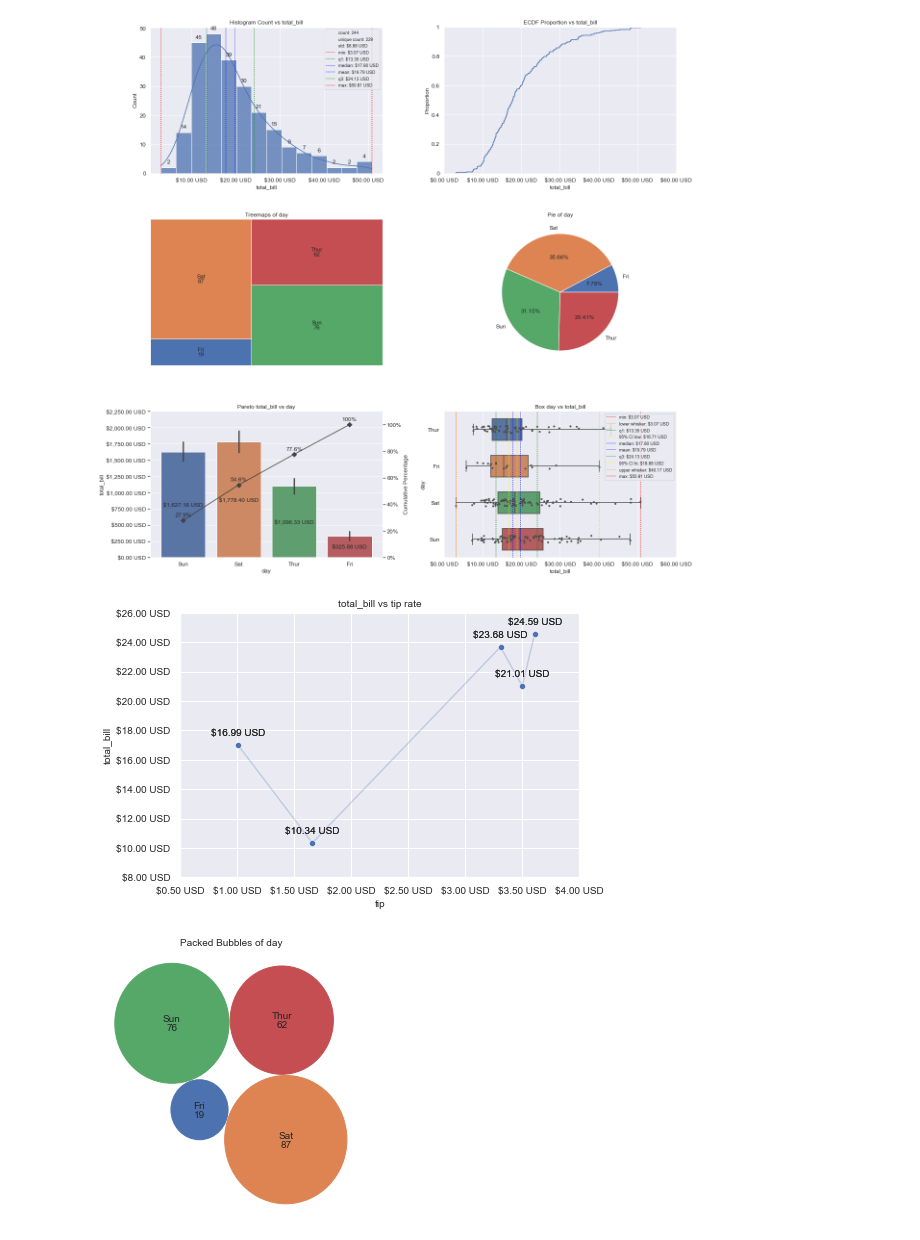
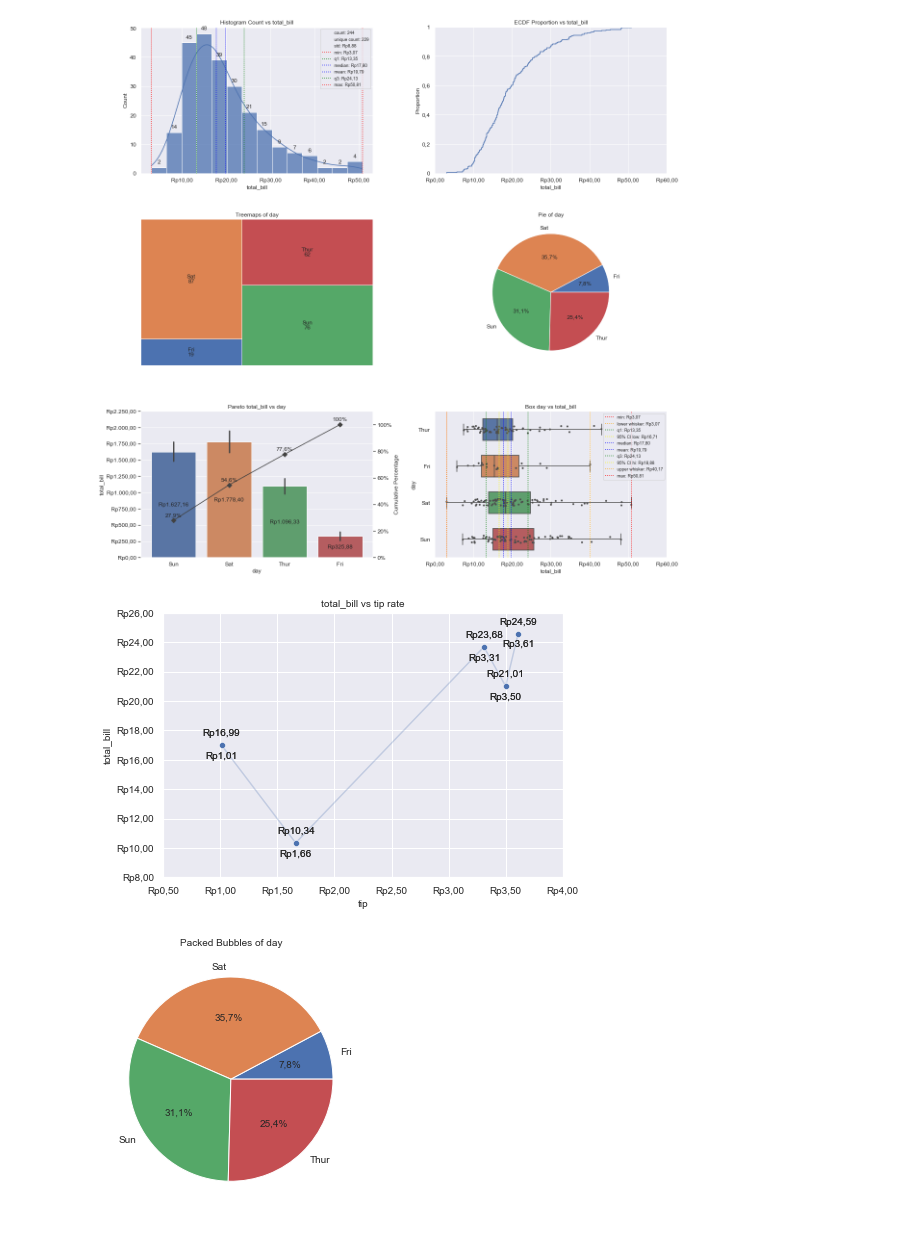
Before and after one commit to ghiffaryr/grplot, a Jupyter notebook: doc/example/example.ipynb, the cells around one changed output. Drawn from its saved outputs; the diff is of its cells as text; code cells hidden in the pictures.

Commit message:
release: grplot-0.6.1

```diff
--- a/doc/example/example.ipynb
+++ b/doc/example/example.ipynb
@@ -39,38 +39,39 @@ ax = grplot(plot={'[1,1]':'histplot', '[1,2]':'ecdfplot', '[2,1]':'treemapsplot'
             figsize=[16,16],
             fontsize=12,
             legend_fontsize=9,
-            sep={'total_bill':',c', ',':['Count', 'Proportion', '[2,1]', '[2,2]', 'Cumulative Percentage']},
+            sep={'total_bill':'.c', '.':['Count', 'Proportion', '[2,1]', '[2,2]', 'Cumulative Percentage']},
             statdesc={'[1,1]':{'total_bill':'general'}, '[3,2]':{'total_bill':'boxplot'}},
             text={'Count':'h', True:['[2,1]', '[2,2]'], '[3,1]':{'total_bill':'h+i'}},
-            tick_add={'total_bill':'$(_) USD'},
+            tick_add={'total_bill':'Rp(_)'},
             title={'[1,1]':'Histogram Count vs total_bill', '[1,2]':'ECDF Proportion vs total_bill', '[2,1]':'Treemaps of day',  '[2,2]':'Pie of day', '[3,1]':'Pareto total_bill vs day', '[3,2]':'Box day vs total_bill'},
             alpha={'[1,1]':0.75},
             estimator={'[3,1]':sum},
             kde=True,
             stat={'[1,2]':'proportion'})
 # %% [output]
-[figure, old version]
+[figure, new version]
 # %%
 ax = grplot(plot='lineplot+scatterplot',
             df=tips.head(5),
             x='tip',
             y='total_bill',
-            sep=',c',
-            tick_add={'$(_) USD':['tip','total_bill']},
-            ytext=True,
+            sep='.c',
+            tick_add={'Rp(_)':['tip','total_bill']},
+            text=True,
             title='total_bill vs tip rate',
             alpha={'lineplot':0.25, 'scatterplot':1})
 # %% [output]
-[figure, old version]
+[figure, new version]
 # %%
-ax = grplot(plot='packedbubblesplot',
+ax = grplot(plot='pieplot',
             df=tips,
             x='day',
             figsize=[6,6],
+            sep='.',
             text=True,
             title='Packed Bubbles of day')
 # %% [output]
-[figure, old version]
+[figure, new version]
 # %%
 import pandas as pd
 
```
Also changed, not shown: parts of 3 cells of this notebook, 12 other files.
